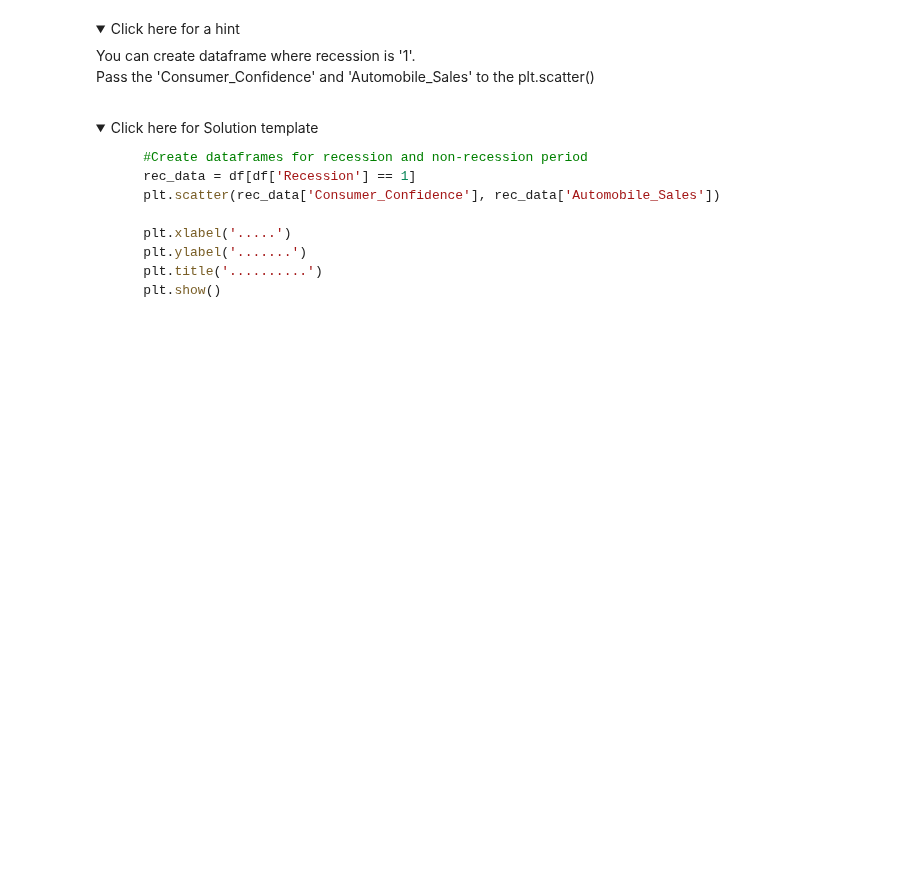
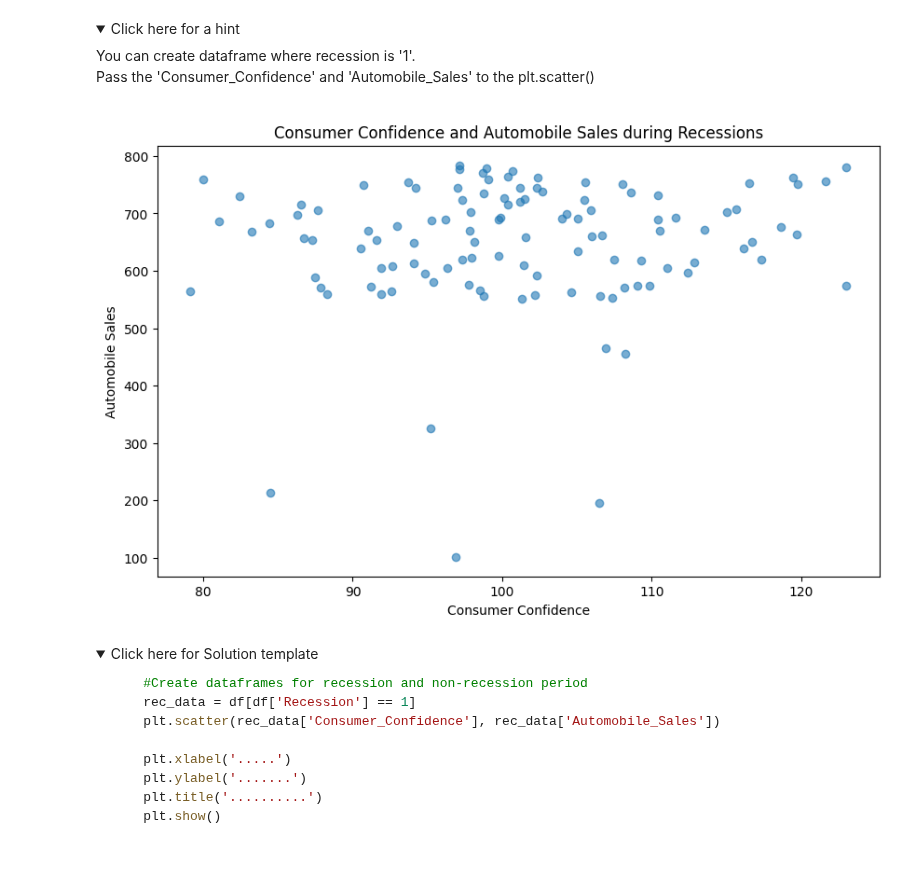
Before and after one commit to Albertosogasol/IBM_DataScience, a Jupyter notebook: T8M5_Assignment/Part1/DV0101EN-Final-Assign-Part1.ipynb, the cells around one changed output. Drawn from its saved outputs; the diff is of its cells as text; code cells hidden in the pictures; folded sections open; blank space fills up the shorter version.

```diff
--- a/T8M5_Assignment/Part1/DV0101EN-Final-Assign-Part1.ipynb
+++ b/T8M5_Assignment/Part1/DV0101EN-Final-Assign-Part1.ipynb
@@ -669,6 +669,22 @@ Save this plot as "Bubble.png"</span><br>
      You can create dataframe where recession is '1'.
         <br>Pass the 'Consumer_Confidence' and 'Automobile_Sales' to the plt.scatter()</p>
 </details>
+# %%
+# Filtrar los datos para los períodos de recesión
+rec_data = df[df['Recession'] == 1]
+
+# Crear el gráfico de dispersión
+plt.figure(figsize=(10, 6))
+plt.scatter(rec_data['Consumer_Confidence'], rec_data['Automobile_Sales'], alpha=0.6)
+
+# Añadir etiquetas y título
+plt.xlabel('Consumer Confidence')
+plt.ylabel('Automobile Sales')
+plt.title('Consumer Confidence and Automobile Sales during Recessions')
+
+plt.show()
+# %% [output]
+[figure, added]
 # %% [markdown]
 <details>
 <summary>Click here for Solution template</summary>
```
Also changed, not shown: parts of 1 cell of this notebook, 1 other file.
